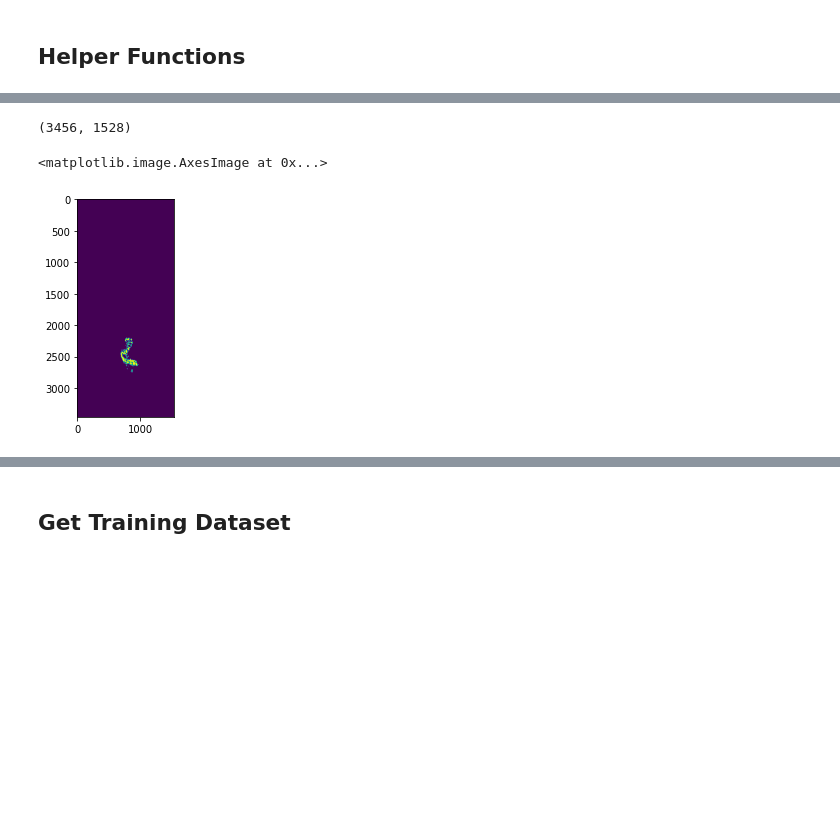
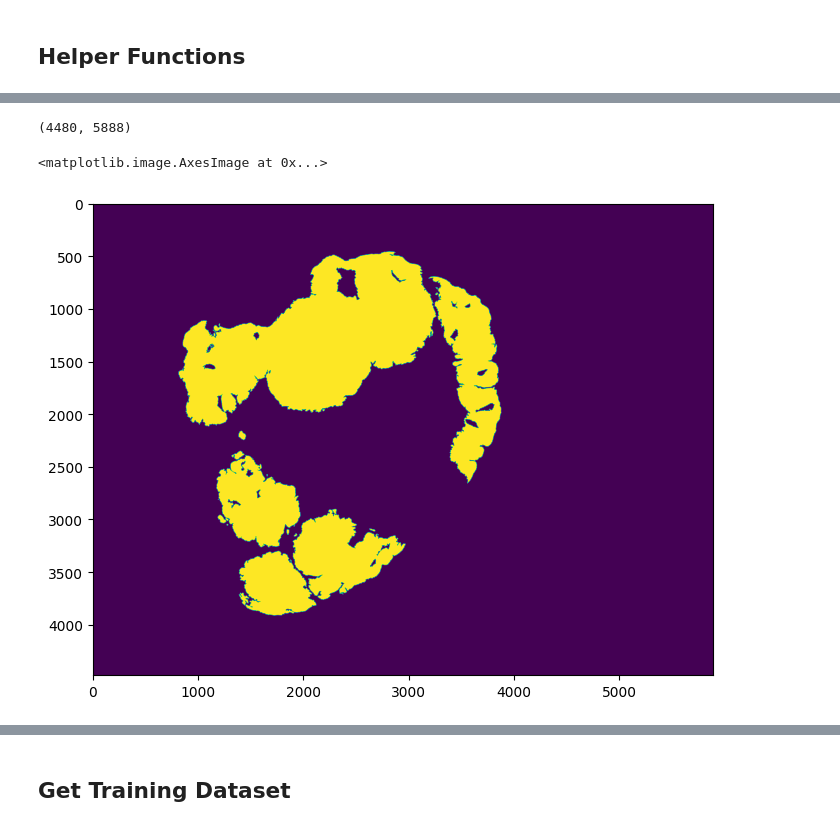
Before and after one commit to andycho97/Medical_Imaging, a Jupyter notebook: Medical_Imaging_yc2956.ipynb, the cells around one changed output, grey strips where cells are left out. Saved outputs shown, nothing was run; the diff lists cells and outputs as text; code cells hidden in the pictures; blank space fills up the shorter version.

```diff
--- a/Medical_Imaging_yc2956.ipynb
+++ b/Medical_Imaging_yc2956.ipynb
@@ -39,6 +39,6 @@ if not os.path.exists("/content/Medical_Imaging_Files"):
 # %%
-slide_path_sample = '/content/Medical_Imaging_Files/tumor_031.tif'
-tumor_mask_path_sample = '/content/Medical_Imaging_Files/tumor_031_mask.tif'
+slide_path_sample = '/content/Medical_Imaging_Files2/tumor_110.tif'
+tumor_mask_path_sample = '/content/Medical_Imaging_Files2/tumor_110_mask.tif'
 
 slide_sample = open_slide(slide_path_sample)
 print("Read WSI from %s with width: %d, height: %d" % (slide_path_sample, slide_sample.level_dimensions[0][0], slide_sample.level_dimensions[0][1]))
@@ -162,24 +165,25 @@ plt.imshow(tissue_mask_image_sample)
 # %%
 def fetch_tumor_mask_image(tumor_mask, x, y, level): # From the tumor mask image / output 1 where tumor exists
 
   tumor_mask_image = read_slide(tumor_mask,
                         x=x,
                         y=y,
                         level=level,
                         width=tumor_mask.level_dimensions[level][0],
                         height=tumor_mask.level_dimensions[level][1])
 
   tumor_mask_image = tumor_mask_image[:,:,0]
   return tumor_mask_image
 
-tumor_mask_image_sample = fetch_tumor_mask_image(tumor_mask_sample, 0, 0, 6)
+tumor_mask_image_sample = fetch_tumor_mask_image(tumor_mask_sample, 0, 0, 4)
 
 # Sample plot
 print(tumor_mask_image_sample.shape)
+plt.figure(figsize=(8, 8), dpi=100)
 plt.imshow(tumor_mask_image_sample)
 # %% [output]
-(3456, 1528)
+(4480, 5888)
 <matplotlib.image.AxesImage at 0x...>
-[figure, old version]
+[figure, new version]
 # %%
 # Overlay them. The idea is that the mask shows the region of the slide that contain cancerous cells.
```
Also changed, not shown: parts of 58 cells of this notebook, 2 other files.
